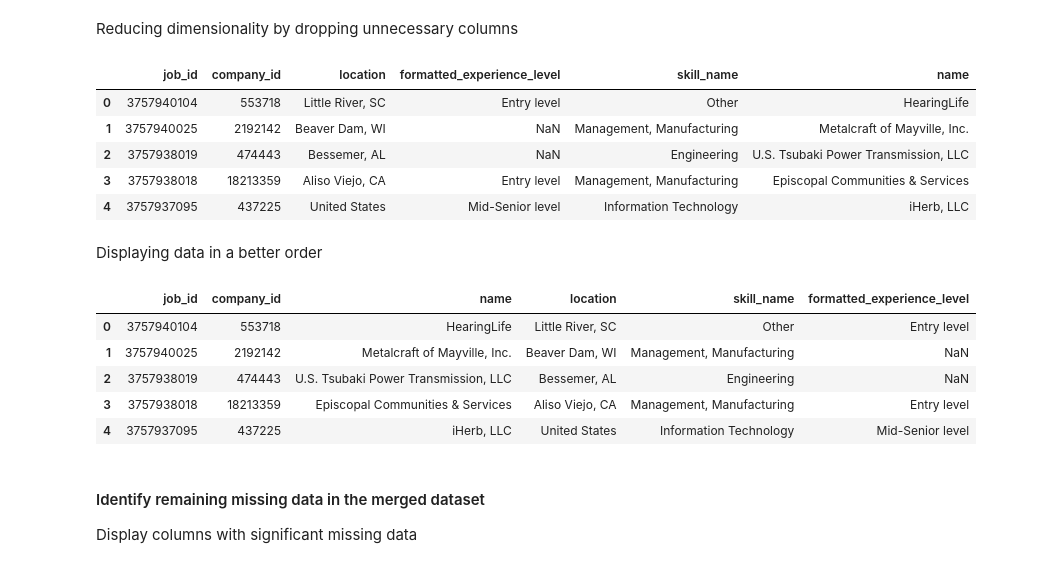
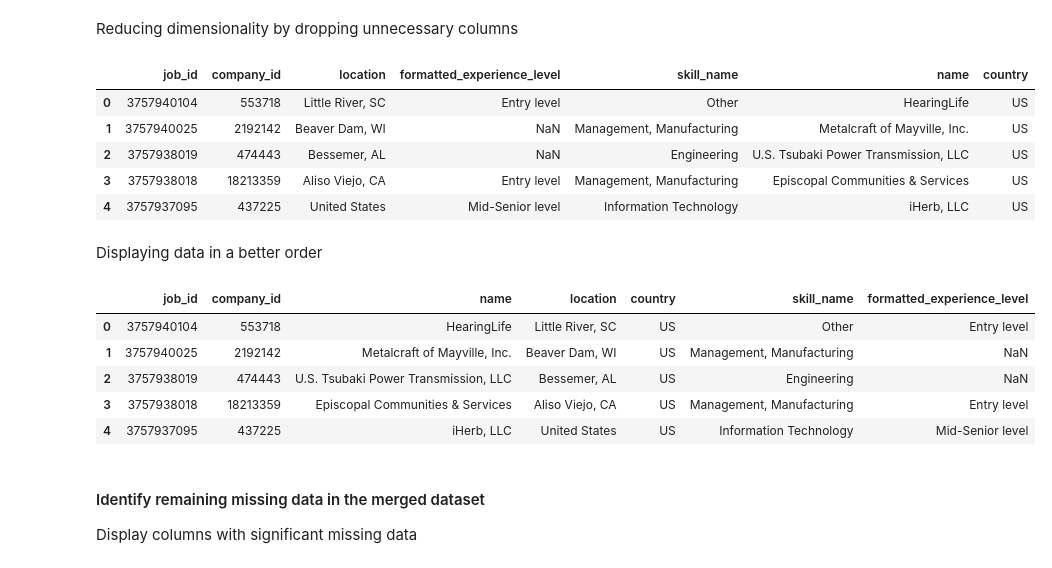
Before and after one commit to FlorianHalimi/LinkedIn-Job-Analysis-Data-Preprocessing-Visualization, a Jupyter notebook: data_preprocessing.ipynb, the cells around one changed output. Cells and saved outputs as stored; diff of their text form; code cells hidden in the pictures.

```diff
--- a/data_preprocessing.ipynb
+++ b/data_preprocessing.ipynb
@@ -155,29 +206,29 @@ merged_data.head()
 # %% [markdown]
 Reducing dimensionality by dropping unnecessary columns
 # %%
-columns_to_drop = ['description','company_size','zip_code','url','address','state','country','city']
+columns_to_drop = ['description','company_size','zip_code','url','address','state','city']
 merged_data= merged_data.drop(columns=columns_to_drop,axis=1)
 merged_data.head()
 # %% [output]
-|  | job_id | company_id | location | formatted_experience_level | skill_name | name |
-| 0 | 3757940104 | 553718 | Little River, SC | Entry level | Other | HearingLife |
-| 1 | 3757940025 | 2192142 | Beaver Dam, WI | NaN | Management, Manufacturing | Metalcraft of Mayville, Inc. |
-| 2 | 3757938019 | 474443 | Bessemer, AL | NaN | Engineering | U.S. Tsubaki Power Transmission, LLC |
-| 3 | 3757938018 | 18213359 | Aliso Viejo, CA | Entry level | Management, Manufacturing | Episcopal Communities & Services |
-| 4 | 3757937095 | 437225 | United States | Mid-Senior level | Information Technology | iHerb, LLC |
+|  | job_id | company_id | location | formatted_experience_level | skill_name | name | country |
+| 0 | 3757940104 | 553718 | Little River, SC | Entry level | Other | HearingLife | US |
+| 1 | 3757940025 | 2192142 | Beaver Dam, WI | NaN | Management, Manufacturing | Metalcraft of Mayville, Inc. | US |
+| 2 | 3757938019 | 474443 | Bessemer, AL | NaN | Engineering | U.S. Tsubaki Power Transmission, LLC | US |
+| 3 | 3757938018 | 18213359 | Aliso Viejo, CA | Entry level | Management, Manufacturing | Episcopal Communities & Services | US |
+| 4 | 3757937095 | 437225 | United States | Mid-Senior level | Information Technology | iHerb, LLC | US |
 # %% [markdown]
 Displaying data in a better order
 # %%
-column_order = ['job_id','company_id','name','location','skill_name','formatted_experience_level']
+column_order = ['job_id','company_id','name','location','country','skill_name','formatted_experience_level']
 merged_data = merged_data[column_order]
 merged_data.head()
 # %% [output]
-|  | job_id | company_id | name | location | skill_name | formatted_experience_level |
-| 0 | 3757940104 | 553718 | HearingLife | Little River, SC | Other | Entry level |
-| 1 | 3757940025 | 2192142 | Metalcraft of Mayville, Inc. | Beaver Dam, WI | Management, Manufacturing | NaN |
-| 2 | 3757938019 | 474443 | U.S. Tsubaki Power Transmission, LLC | Bessemer, AL | Engineering | NaN |
-| 3 | 3757938018 | 18213359 | Episcopal Communities & Services | Aliso Viejo, CA | Management, Manufacturing | Entry level |
-| 4 | 3757937095 | 437225 | iHerb, LLC | United States | Information Technology | Mid-Senior level |
+|  | job_id | company_id | name | location | country | skill_name | formatted_experience_level |
+| 0 | 3757940104 | 553718 | HearingLife | Little River, SC | US | Other | Entry level |
+| 1 | 3757940025 | 2192142 | Metalcraft of Mayville, Inc. | Beaver Dam, WI | US | Management, Manufacturing | NaN |
+| 2 | 3757938019 | 474443 | U.S. Tsubaki Power Transmission, LLC | Bessemer, AL | US | Engineering | NaN |
+| 3 | 3757938018 | 18213359 | Episcopal Communities & Services | Aliso Viejo, CA | US | Management, Manufacturing | Entry level |
+| 4 | 3757937095 | 437225 | iHerb, LLC | United States | US | Information Technology | Mid-Senior level |
 # %% [markdown]
 #### Identify remaining missing data in the merged dataset
 Display columns with significant missing data
```
Also changed, not shown: parts of 23 cells of this notebook, 2 other files.
